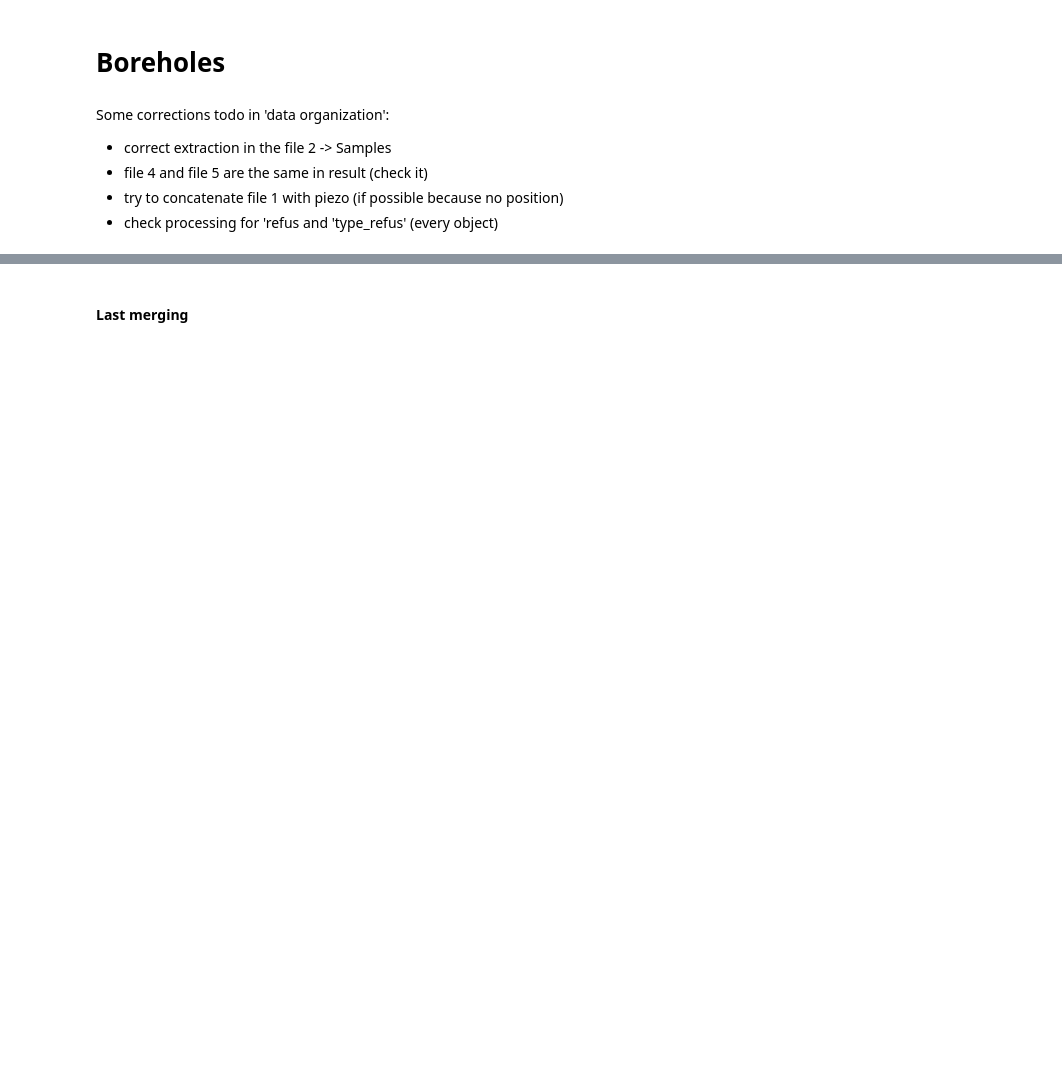
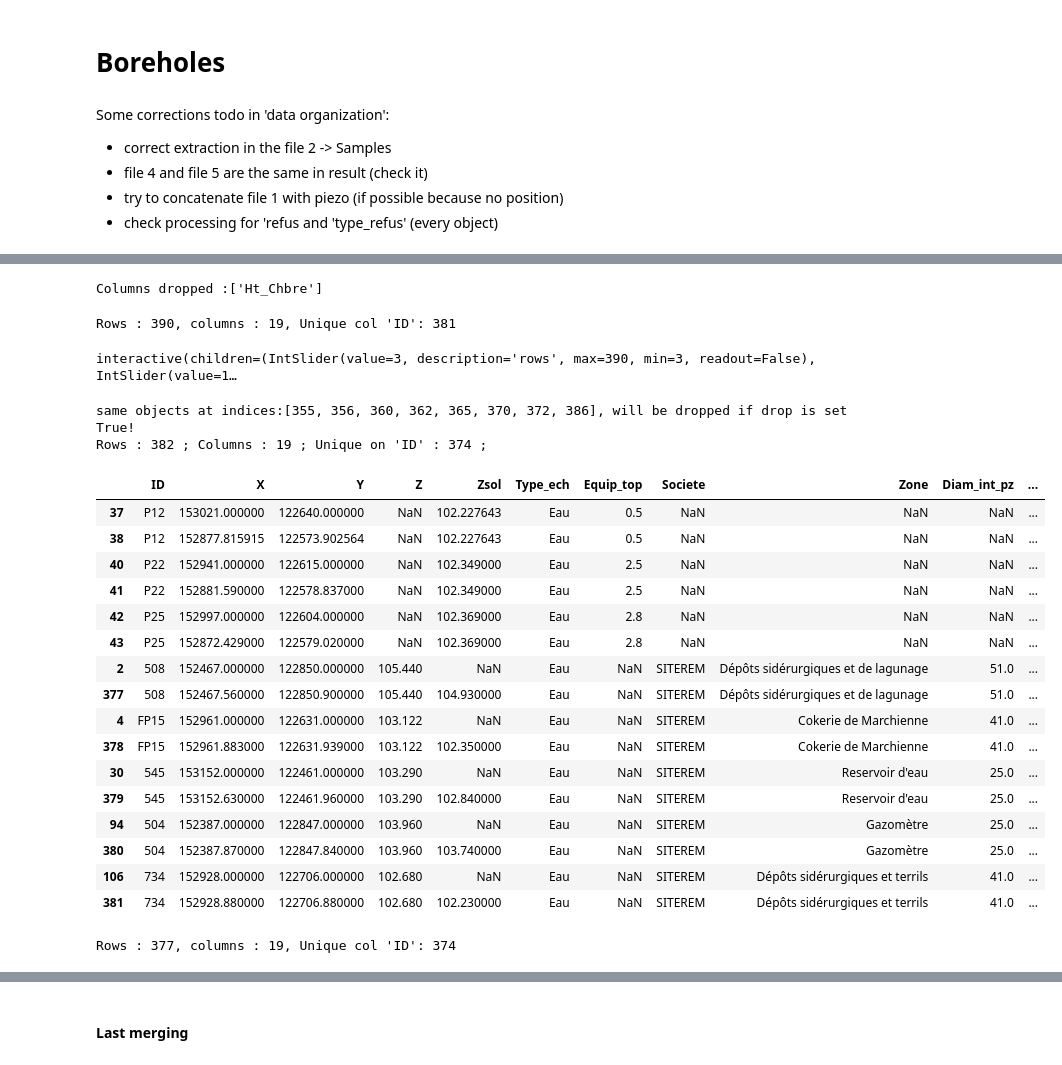
Before and after one commit to kaufmanno/GSDMA, a Jupyter notebook: playground/TFE_test/Data_gathering.ipynb, the cells around one changed output, grey strips where cells are left out. Saved outputs shown, nothing was run; the diff lists cells and outputs as text; code cells hidden in the pictures; blank space fills up the shorter version.

```diff
--- a/playground/TFE_test/Data_gathering.ipynb
+++ b/playground/TFE_test/Data_gathering.ipynb
@@ -278,0 +508,6 @@ Rows : 839, columns : 13, Unique on 'ID': 185
+# %%
+file1= files_dict[key][4]
+file2= files_dict[key][5]
+
+df1, df2 = create_df(file1, file2)
+gdf_viewer(df1, rows=3, un_val='ID', view=t), gdf_viewer(df2, rows=3, un_val='ID', view=t)
@@ -278,0 +525,45 @@ Rows : 839, columns : 13, Unique on 'ID': 185
+# %%
+mdf, err_df=gdf_merger(df1, df2, how=how[1], col='ID', dist_max=2, col_non_na=1)
+check_col(mdf)
+# %% [output]
+Columns dropped :['Ht_Chbre']
+# %%
+piezometers, err_df=gdf_merger(piezometers, mdf, how=how[1], col='ID', dist_max=1, col_non_na=1)
+check_col(mdf)
+# %%
+gdf_viewer(piezometers, rows=3, cols=13, un_val='ID', view=t)
+# %% [output]
+Rows : 390, columns : 19, Unique col 'ID': 381
+interactive(children=(IntSlider(value=3, description='rows', max=390, min=3, readout=False), IntSlider(value=1…
+# %%
+piezometers, check = gdf_filter(piezometers, position=True, id_col='ID', expression='sup|prof', dist_crit=1, drop=True)
+#gdf_viewer(piezometers, rows=5, un_val='ID', view=t)
+# %% [output]
+same objects at indices:[355, 356, 360, 362, 365, 370, 372, 386], will be dropped if drop is set True!
+Rows : 382 ; Columns : 19 ; Unique on 'ID' : 374 ;
+# %%
+double_objects_check(piezometers)
+# %% [output]
+|  | ID | X | Y | Z | Zsol | Type_ech | Equip_top | Societe | Zone | Diam_int_pz | ... |
+| 37 | P12 | 153021.000000 | 122640.000000 | NaN | 102.227643 | Eau | 0.5 | NaN | NaN | NaN | ... |
+| 38 | P12 | 152877.815915 | 122573.902564 | NaN | 102.227643 | Eau | 0.5 | NaN | NaN | NaN | ... |
+| 40 | P22 | 152941.000000 | 122615.000000 | NaN | 102.349000 | Eau | 2.5 | NaN | NaN | NaN | ... |
+| 41 | P22 | 152881.590000 | 122578.837000 | NaN | 102.349000 | Eau | 2.5 | NaN | NaN | NaN | ... |
+| 42 | P25 | 152997.000000 | 122604.000000 | NaN | 102.369000 | Eau | 2.8 | NaN | NaN | NaN | ... |
+| 43 | P25 | 152872.429000 | 122579.020000 | NaN | 102.369000 | Eau | 2.8 | NaN | NaN | NaN | ... |
+| 2 | 508 | 152467.000000 | 122850.000000 | 105.440 | NaN | Eau | NaN | SITEREM | Dépôts sidérurgiques et de lagunage | 51.0 | ... |
+| 377 | 508 | 152467.560000 | 122850.900000 | 105.440 | 104.930000 | Eau | NaN | SITEREM | Dépôts sidérurgiques et de lagunage | 51.0 | ... |
+| 4 | FP15 | 152961.000000 | 122631.000000 | 103.122 | NaN | Eau | NaN | SITEREM | Cokerie de Marchienne | 41.0 | ... |
+| 378 | FP15 | 152961.883000 | 122631.939000 | 103.122 | 102.350000 | Eau | NaN | SITEREM | Cokerie de Marchienne | 41.0 | ... |
+| 30 | 545 | 153152.000000 | 122461.000000 | 103.290 | NaN | Eau | NaN | SITEREM | Reservoir d'eau | 25.0 | ... |
+| 379 | 545 | 153152.630000 | 122461.960000 | 103.290 | 102.840000 | Eau | NaN | SITEREM | Reservoir d'eau | 25.0 | ... |
+| 94 | 504 | 152387.000000 | 122847.000000 | 103.960 | NaN | Eau | NaN | SITEREM | Gazomètre | 25.0 | ... |
+| 380 | 504 | 152387.870000 | 122847.840000 | 103.960 | 103.740000 | Eau | NaN | SITEREM | Gazomètre | 25.0 | ... |
+| 106 | 734 | 152928.000000 | 122706.000000 | 102.680 | NaN | Eau | NaN | SITEREM | Dépôts sidérurgiques et terrils | 41.0 | ... |
+| 381 | 734 | 152928.880000 | 122706.880000 | 102.680 | 102.230000 | Eau | NaN | SITEREM | Dépôts sidérurgiques et terrils | 41.0 | ... |
+# %%
+drop_id = [2,4,30,94,106]
+piezometers.drop(index=drop_id, inplace=True)
+gdf_viewer(piezometers, rows=5, un_val='ID', view=f)
+# %% [output]
+Rows : 377, columns : 19, Unique col 'ID': 374
```
Also changed, not shown: parts of 253 cells of this notebook, 9 other files.
